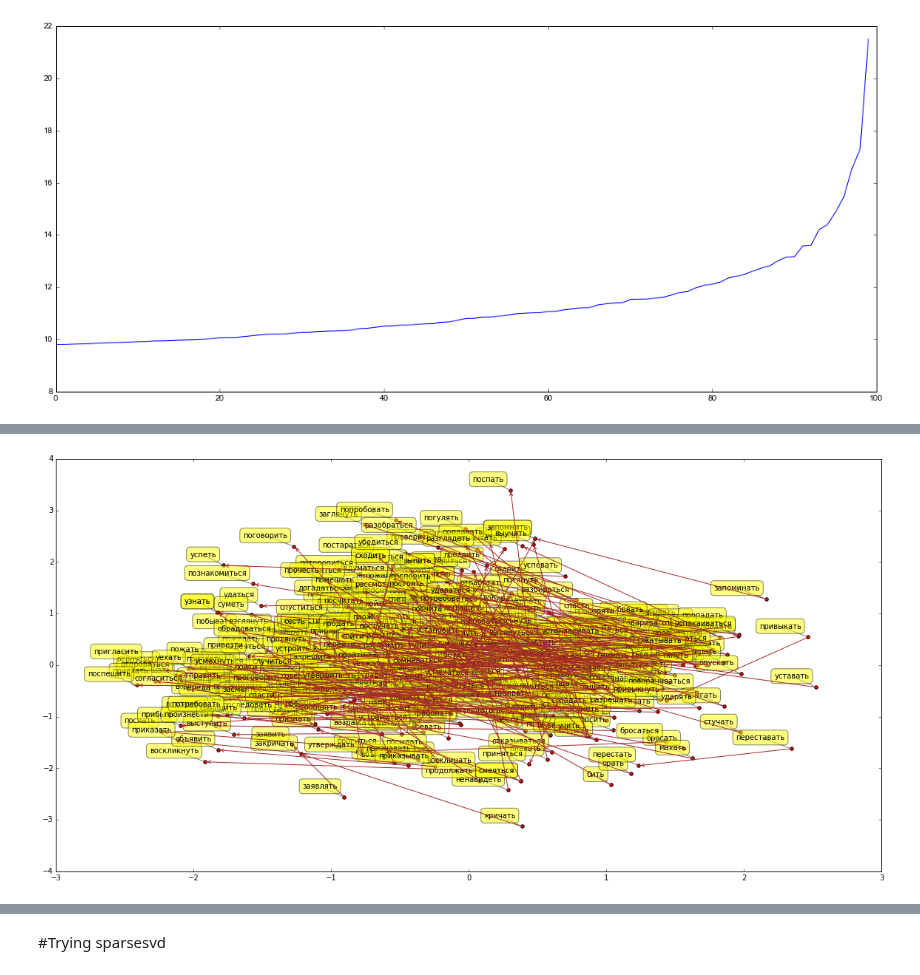
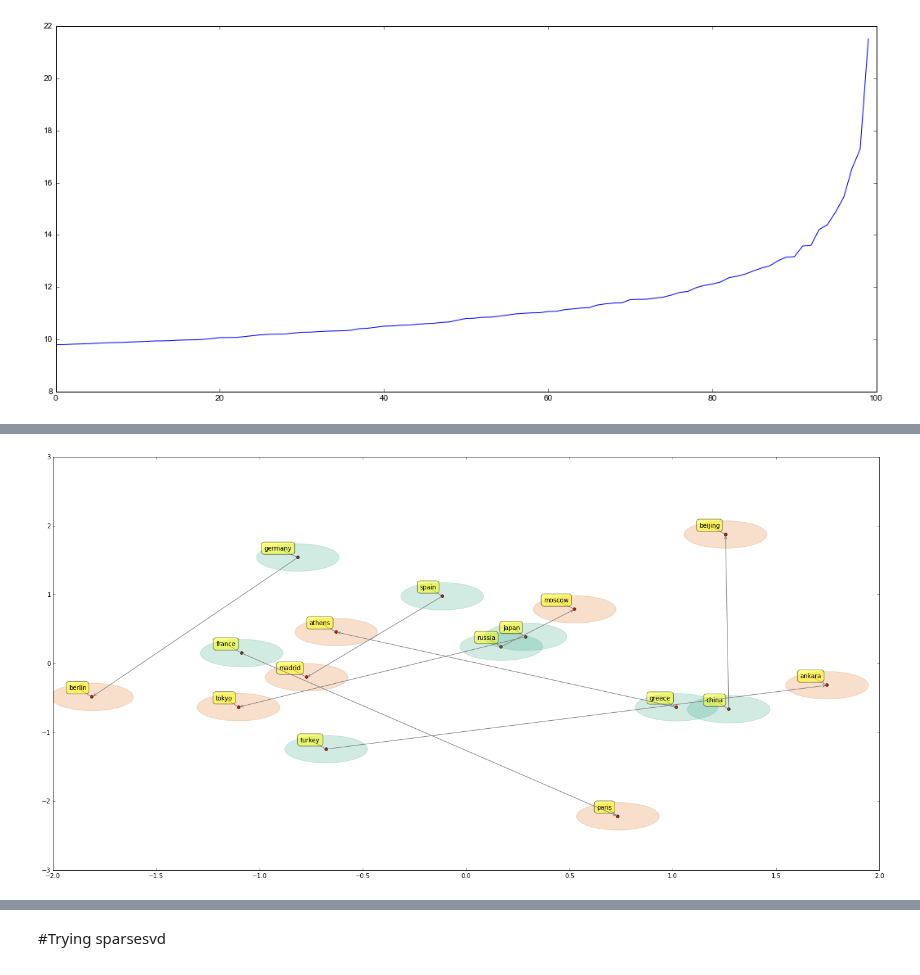
Before and after one commit to undertherain/vsmlib, a Jupyter notebook: python/matrices.ipynb, the cells around one changed output, grey strips where cells are left out. Drawn from its saved outputs; the diff is of its cells as text; code cells hidden in the pictures.

```diff
--- a/python/matrices.ipynb
+++ b/python/matrices.ipynb
@@ -42,9 +42,9 @@ png_formatter = get_ipython().display_formatter.formatters['image/png']
 dpi = png_formatter.for_type(Image.Image, display_pil_image)
 # %%
 if socket.gethostname()=="cypress":
-    dir_root="/storage/scratch/SVD/explicit_Giga_2w_svd_500_C0.6/"
+    dir_root="/storage/scratch/SVD/explicit_BNC_w3_pos_svd_400_C0.1/"
 if socket.gethostname()=="ashtree":
-    dir_root="/mnt/work/nlp_scratch/SVD/explicit_Giga_3w_pos_svd_500_C0.6/"
+    dir_root="/mnt/work/nlp_scratch/SVD/explicit_Giga_2w_svd_500_C0.6/"
     #dir_root="/mnt/work/nlp_scratch/test"
 if socket.gethostname()=="rc017.m.gsic.titech.ac.jp":
     dir_root="/home/blackbird/data/scratch/brown"
@@ -243,4 +241,7 @@ def wordlist_from_pairs(name):
         wordlist = [item for sublist in pairs for item in sublist]
     return wordlist
 mymodel = m
-wordlist = wordlist_from_pairs("../data/pairs/verbs.txt")
+wordlist = wordlist_from_pairs("../data/pairs/capitals.en.txt")
+mycolors=brewer2mpl.get_map("Dark2","Qualitative",3).mpl_colors
+brewer2mpl.print_maps_by_type("Qualitative")
+#mycolors=['r','g']
@@ -248,9 +259,11 @@ wordlist = wordlist_from_pairs("../data/pairs/verbs.txt")
 #wordlist=wordlist[:40]
 #wordlist = ["big","bigger","small","smaller","good","better","slow","slower","short","shorter"]
 #wordlist = ["fast","slow","big","small","long","short","expensive","cheap","good","bad"]
-mpl.rcParams['figure.figsize'] = (20.0, 10.0)
+#wordlist = ["быстрый","медленный","большой","маленький","длинный","короткий","дорогой","дешевый","хороший","плохой"]
+mpl.rcParams['figure.figsize'] = (24.0, 12.0)
 def vis_scatter(lx,ly,wordlist):
     ax=plt.subplot()
+    fig = plt.gcf()
 #    ax.set_aspect('equal', 'datalim')
 #    ax.set_aspect('equal')
     plt.scatter(lx,ly,c="red")
@@ -262,32 +275,36 @@ def vis_scatter(lx,ly,wordlist):
             bbox = dict(boxstyle = 'round,pad=0.5', fc = 'yellow', alpha = 0.5),
             arrowprops = dict(arrowstyle = '-', connectionstyle = 'arc3,rad=0',color="grey"))
     for i in range(0, len(lx), 2):
         #plt.plot(lx[i:i+2],ly[i:i+2],c="brown")
         #plt.arrow(lx[i], ly[i], lx[i+1]-lx[i], ly[i+1]-ly[i], head_width=0.03, head_length=0.1, fc='k', ec='k')
-        ax.annotate("", xy=(lx[i+1], ly[i+1]), xytext=(lx[i], ly[i]),arrowprops=dict(arrowstyle="->",color="brown"))
+        circle1=plt.Circle((lx[i],ly[i]),0.2,color=mycolors[0],alpha=0.2)
+        fig.gca().add_artist(circle1)
+        circle2=plt.Circle((lx[i+1],ly[i+1]),0.2,color=mycolors[1],alpha=0.2)
+        fig.gca().add_artist(circle2)
+        ax.annotate("", xy=(lx[i+1], ly[i+1]), xytext=(lx[i], ly[i]),arrowprops=dict(arrowstyle="->",color="grey"))
 
 rows = np.empty((0,mymodel.matrix.shape[1]))
 for i in wordlist:
 #    rows =np.vstack([rows,mymodel.get_row(i).todense()])
     rows =np.vstack([rows,mymodel.get_row(i)])
 
 ##p = mdp.pca(rows)
 #ut, s_ev, vt = np.linalg.svd(rows.T)
 #ut, s_ev, vt = sklearn.decomposition.TruncatedSVD(rows)
 #rows.shape
 
 pca = sklearn.decomposition.PCA(n_components=6,whiten=True)
 p = pca.fit_transform(rows)
 
 #svd = sklearn.decomposition.TruncatedSVD(n_components=2, random_state=1)
 #p = svd.fit_transform(rows)
 
 ##print(pca.explained_variance_ratio_)
 
 x = p[:,2]
 y = p[:,4]
 
 vis_scatter(x,y,wordlist)
 plt.savefig(mymodel.name+"_imperfect.pdf", bbox_inches='tight')
 # %% [output]
-[figure, old version]
+[figure, new version]
```
Also changed, not shown: parts of 9 cells of this notebook, 7 other files.
